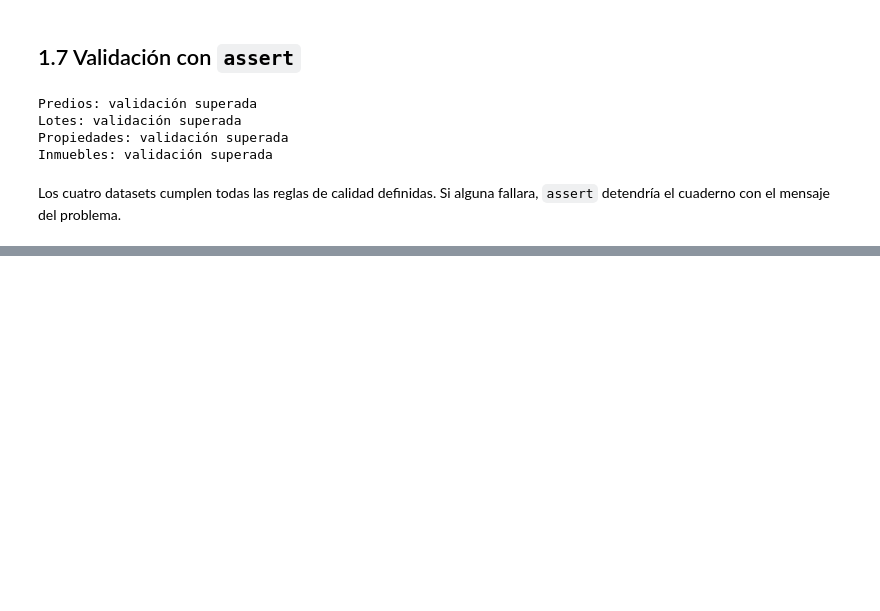
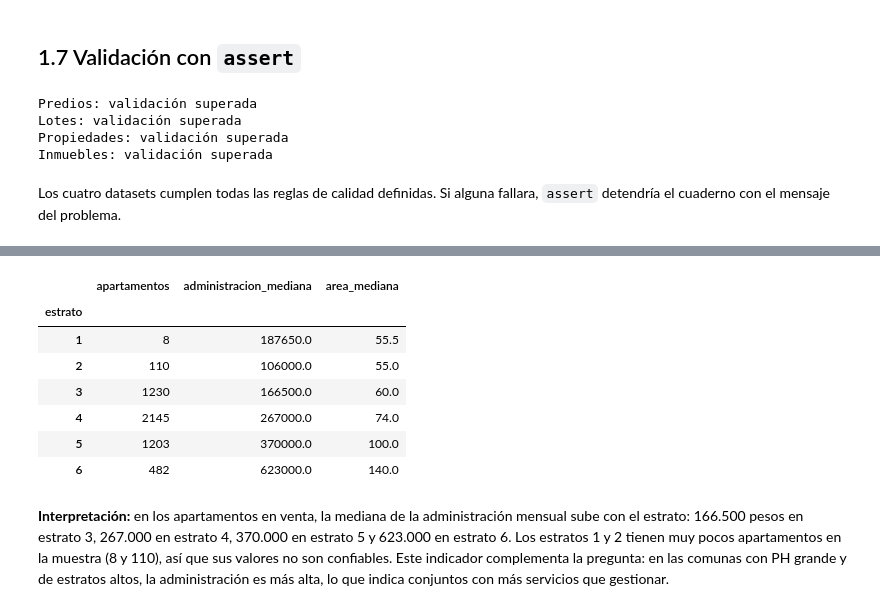
Before and after one commit to MAICOL-ESNEIDER/PROPIEDAD-HORIZONTAL, a Jupyter notebook: notebooks/data_preparation.ipynb, the cells around one changed output, grey strips where cells are left out. Saved outputs shown, nothing was run; the diff lists cells and outputs as text; code cells hidden in the pictures; blank space fills up the shorter version.

```diff
--- a/notebooks/data_preparation.ipynb
+++ b/notebooks/data_preparation.ipynb
@@ -558,0 +761,22 @@ Los cuatro datasets cumplen todas las reglas de calidad definidas. Si alguna fal
+# %%
+apartamentos = propiedades[(propiedades['tipo'] == 'Apartamento') &
+                           (~propiedades['valor_atipico']) &
+                           (propiedades['administracion'] > 0)]
+
+administracion_estrato = (apartamentos
+    .groupby('estrato')
+    .agg(apartamentos=('precio', 'size'),
+         administracion_mediana=('administracion', 'median'),
+         area_mediana=('area', 'median')))
+administracion_estrato
+# %% [output]
+|  | apartamentos | administracion_mediana | area_mediana |
+| estrato |  |  |  |
+| 1 | 8 | 187650.0 | 55.5 |
+| 2 | 110 | 106000.0 | 55.0 |
+| 3 | 1230 | 166500.0 | 60.0 |
+| 4 | 2145 | 267000.0 | 74.0 |
+| 5 | 1203 | 370000.0 | 100.0 |
+| 6 | 482 | 623000.0 | 140.0 |
+# %% [markdown]
+**Interpretación:** en los apartamentos en venta, la mediana de la administración mensual sube con el estrato: 166.500 pesos en estrato 3, 267.000 en estrato 4, 370.000 en estrato 5 y 623.000 en estrato 6. Los estratos 1 y 2 tienen muy pocos apartamentos en la muestra (8 y 110), así que sus valores no son confiables. Este indicador complementa la pregunta: en las comunas con PH grande y de estratos altos, la administración es más alta, lo que indica conjuntos con más servicios que gestionar.
```
Also changed, not shown: parts of 17 cells of this notebook.
